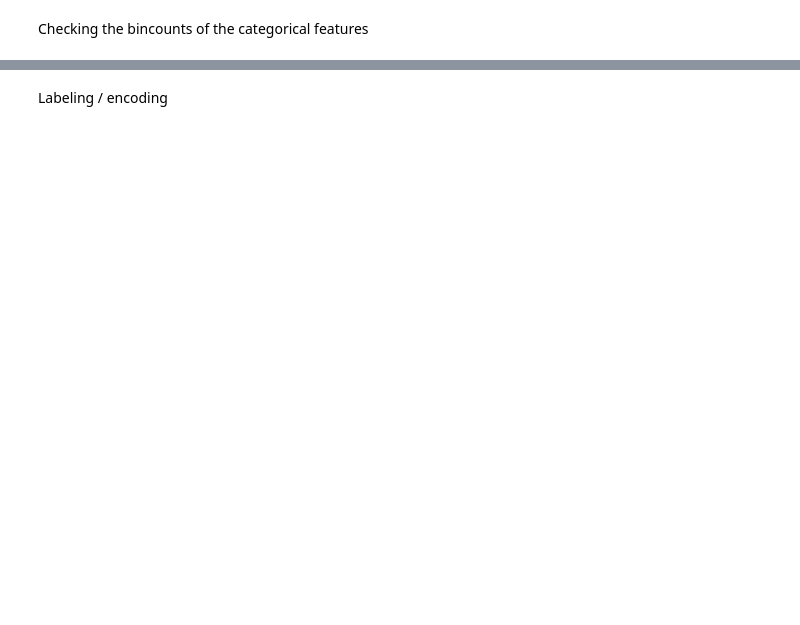
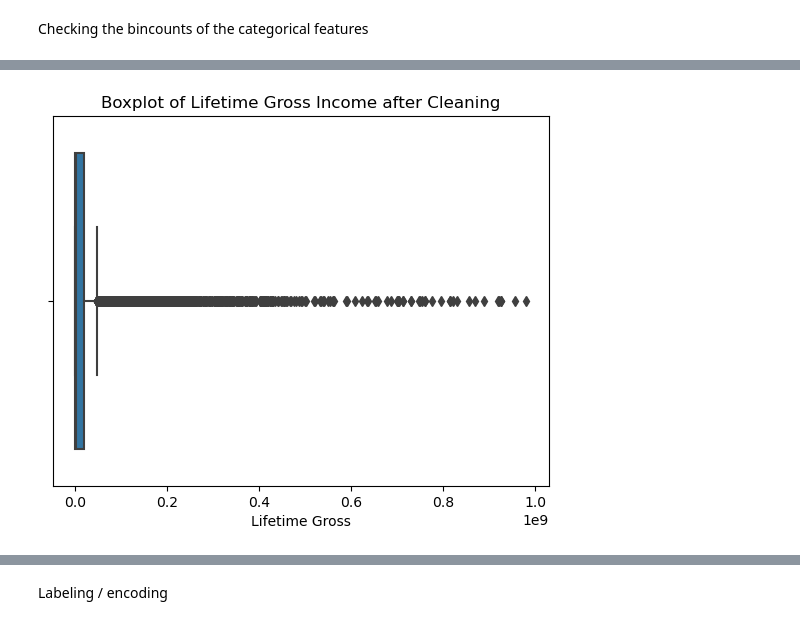
Before and after one commit to SoareCristi/BigData_MovieRatings, a Jupyter notebook: preprocessing.ipynb, the cells around one changed output, grey strips where cells are left out. Drawn from its saved outputs; the diff is of its cells as text; code cells hidden in the pictures; blank space fills up the shorter version.

```diff
--- a/preprocessing.ipynb
+++ b/preprocessing.ipynb
@@ -92,0 +159,2 @@ print(genres_exploded['Film-Noir'].sum())
+# %%
+df = df[df['lifetimeGross'] < 1e9]
@@ -92,0 +173,7 @@ print(genres_exploded['Film-Noir'].sum())
+# %%
+sns.boxplot(data=df, x='lifetimeGross')
+plt.title('Boxplot of Lifetime Gross Income after Cleaning')
+plt.xlabel('Lifetime Gross')
+plt.show()
+# %% [output]
+[figure, added]
```
Also changed, not shown: parts of 44 cells of this notebook, 3 other files.
